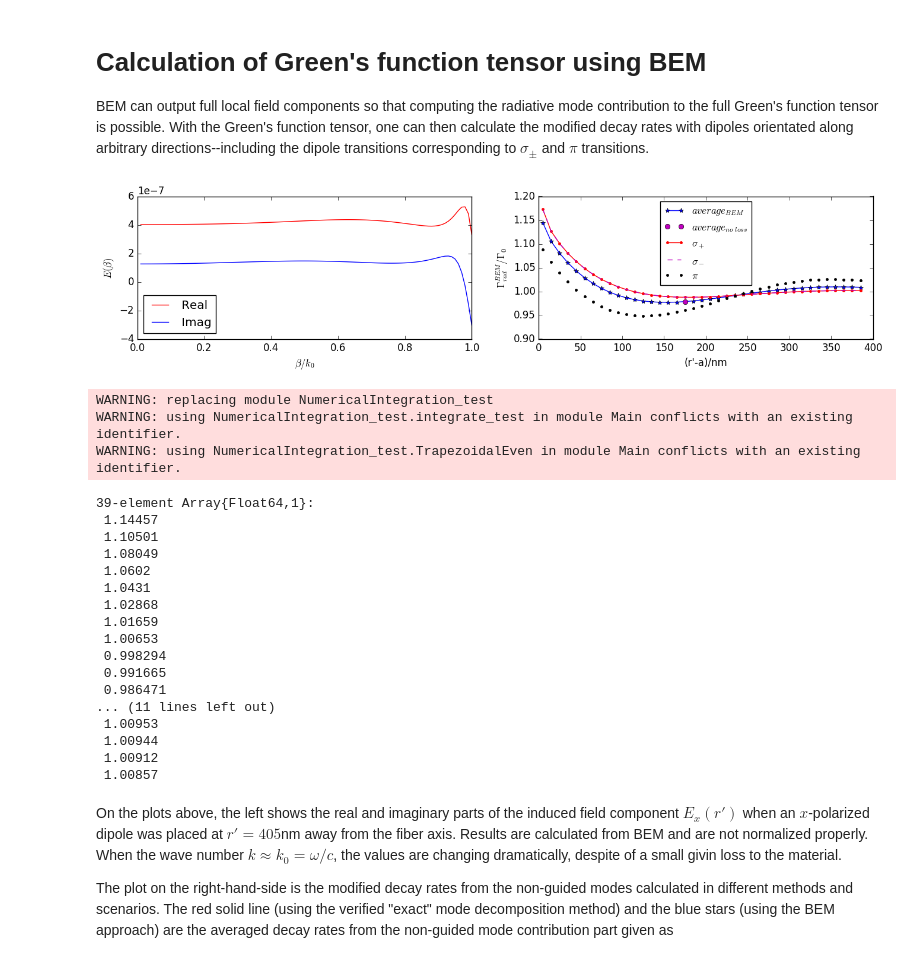
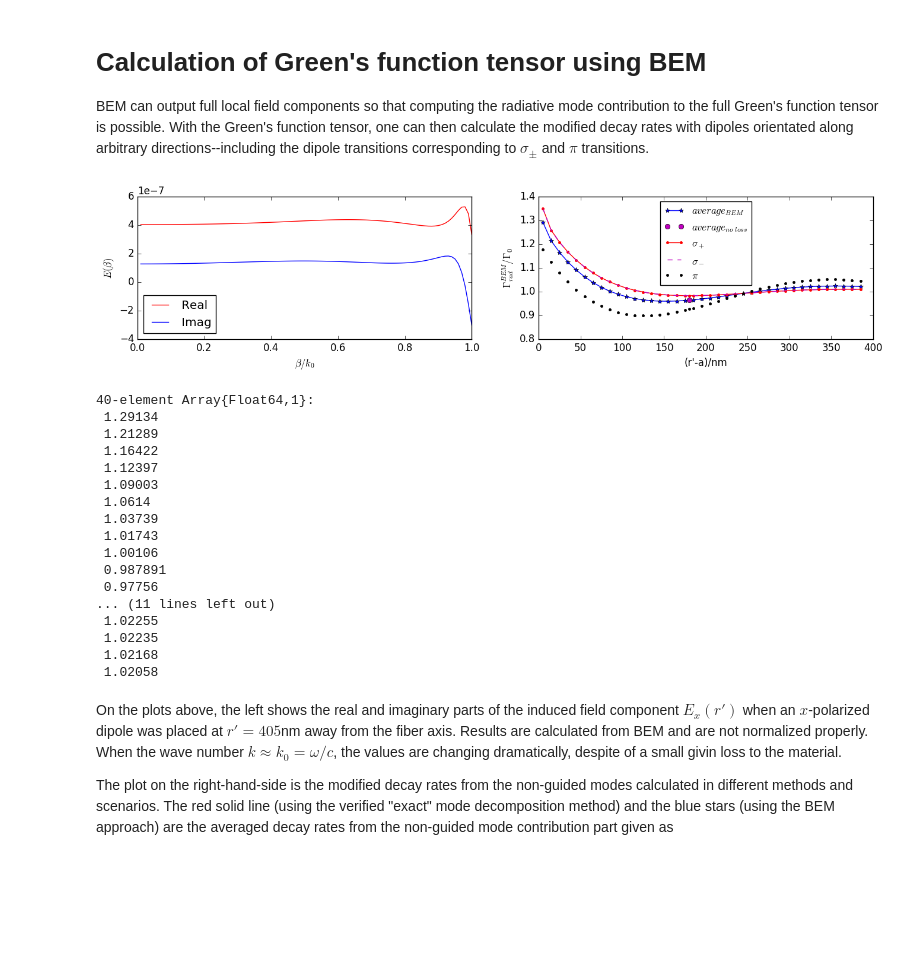
Before and after one commit to i2000s/simnanophotonics, a Jupyter notebook: nanofiber_BEM_D2.ipynb, the cells around one changed output. Saved outputs shown, nothing was run; the diff lists cells and outputs as text; code cells hidden in the pictures; blank space fills up the shorter version.

Commit message:
Replace NumericalMath functions with NumericalIntegration functions, and replace trapezoidalEven method to trapezoidal method as there was a bug in the package.

```diff
--- a/nanofiber_BEM_D2.ipynb
+++ b/nanofiber_BEM_D2.ipynb
@@ -40,11 +40,11 @@ With the known Green's function tensor expression for the guided modes, one can
 BEM can output full local field components so that computing the radiative mode contribution to the full Green's function tensor is possible. With the Green's function tensor, one can then calculate the modified decay rates with dipoles orientated along arbitrary directions--including the dipole transitions corresponding to $\sigma_\pm$ and $\pi$ transitions.
 # %%
 # Load data for different dipole positions.
-rp_BEM=[230,240,250,260,270,280,290,300,310,320,330,340,350,360,370,380,390,400,410,420,430,440,450,460,470,480,490,500,510,520,530,540,550,560,570,580,590,600,610];
+rp_BEM=[230,240,250,260,270,280,290,300,310,320,330,340,350,360,370,380,390,400,405,410,420,430,440,450,460,470,480,490,500,510,520,530,540,550,560,570,580,590,600,610];
 lenrp=length(rp_BEM);
 lendr=146;
 a=225;
-E_dipolex = readdlm("data/D2/dipolex_E_N_1_lam_852_eps_2.1013_0.001_a_225_x_400_y_0_q_0_1.45_146.dat", header=false);
+E_dipolex = readdlm("data/D2/dipolex_E_N_1_lam_852_eps_2.1013_0.001_a_225_x_405_y_0_q_0_1.45_146.dat", header=false);
 k_vec=E_dipolex[:,2];
 Ex_dx=zeros(Complex{Float64},lendr,lenrp); Ey_dx=zeros(Complex{Float64},lendr,lenrp); Ez_dx=zeros(Complex{Float64},lendr,lenrp);
 Ex_dy=zeros(Complex{Float64},lendr,lenrp); Ey_dy=zeros(Complex{Float64},lendr,lenrp); Ez_dy=zeros(Complex{Float64},lendr,lenrp);
@@ -89,19 +89,18 @@ gamma_rad_BEM_rp_pi=zeros(lenrp);
 e_dipole_sigmap=[-1.;-1.0*im;0]/sqrt(2);
 e_dipole_sigmam=[1.; -1.0*im;0]/sqrt(2);
 e_dipole_pi=[0.; 0.; 1.];
-include("./NumericalIntegration_test.jl") # This is a generalized version of NumericalIntegration package. See: https://github.com/dextorious/NumericalIntegration.jl/pull/7
-using NumericalIntegration_test # Replace integrate_test with integrate after the NumericalIntegration package is merged with my Pull Request #7.
+using NumericalIntegration # For calculating the integral over k in the range of [0,1]k_0 to obtain the radiative mode contributions to GFT and decay rates.
 breakpoint=100; # This is the index number where the radiative mode cut off out of the k in [0,1]k_0 range.
 for ii=1:lenrp
-    Gxx_rad_ind[ii]=integrate_test(k_vec[1:breakpoint],Ex_dx[1:breakpoint,ii],TrapezoidalEven())*(ω/c)^3/pi^2*au*4.0/3.;#G0+
-    Gyy_rad_ind[ii]=integrate_test(k_vec[1:breakpoint],Ey_dy[1:breakpoint,ii],TrapezoidalEven())*(ω/c)^3/pi^2*au*4.0/3.;#G0+
-    Gzz_rad_ind[ii]=integrate_test(k_vec[1:breakpoint],Ez_dz[1:breakpoint,ii],TrapezoidalEven())*(ω/c)^3/pi^2*au*4.0/3.;#G0+
-    Gyx_rad_ind[ii]=integrate_test(k_vec[1:breakpoint],Ey_dx[1:breakpoint,ii],TrapezoidalEven())*(ω/c)^3/pi^2*au*4.0/3.;
-    Gzx_rad_ind[ii]=integrate_test(k_vec[1:breakpoint],Ez_dx[1:breakpoint,ii],TrapezoidalEven())*(ω/c)^3/pi^2*au*4.0/3.;
-    Gxy_rad_ind[ii]=integrate_test(k_vec[1:breakpoint],Ex_dy[1:breakpoint,ii],TrapezoidalEven())*(ω/c)^3/pi^2*au*4.0/3.;
-    Gzy_rad_ind[ii]=integrate_test(k_vec[1:breakpoint],Ez_dy[1:breakpoint,ii],TrapezoidalEven())*(ω/c)^3/pi^2*au*4.0/3.;
-    Gxz_rad_ind[ii]=integrate_test(k_vec[1:breakpoint],Ex_dz[1:breakpoint,ii],TrapezoidalEven())*(ω/c)^3/pi^2*au*4.0/3.;
-    Gyz_rad_ind[ii]=integrate_test(k_vec[1:breakpoint],Ey_dz[1:breakpoint,ii],TrapezoidalEven())*(ω/c)^3/pi^2*au*4.0/3.;
+    Gxx_rad_ind[ii]=integrate(k_vec[1:breakpoint],Ex_dx[1:breakpoint,ii],Trapezoidal())*(ω/c)^3/pi^2*au*4.0/3.;#G0+
+    Gyy_rad_ind[ii]=integrate(k_vec[1:breakpoint],Ey_dy[1:breakpoint,ii],Trapezoidal())*(ω/c)^3/pi^2*au*4.0/3.;#G0+
+    Gzz_rad_ind[ii]=integrate(k_vec[1:breakpoint],Ez_dz[1:breakpoint,ii],Trapezoidal())*(ω/c)^3/pi^2*au*4.0/3.;#G0+
+    Gyx_rad_ind[ii]=integrate(k_vec[1:breakpoint],Ey_dx[1:breakpoint,ii],Trapezoidal())*(ω/c)^3/pi^2*au*4.0/3.;
+    Gzx_rad_ind[ii]=integrate(k_vec[1:breakpoint],Ez_dx[1:breakpoint,ii],Trapezoidal())*(ω/c)^3/pi^2*au*4.0/3.;
+    Gxy_rad_ind[ii]=integrate(k_vec[1:breakpoint],Ex_dy[1:breakpoint,ii],Trapezoidal())*(ω/c)^3/pi^2*au*4.0/3.;
+    Gzy_rad_ind[ii]=integrate(k_vec[1:breakpoint],Ez_dy[1:breakpoint,ii],Trapezoidal())*(ω/c)^3/pi^2*au*4.0/3.;
+    Gxz_rad_ind[ii]=integrate(k_vec[1:breakpoint],Ex_dz[1:breakpoint,ii],Trapezoidal())*(ω/c)^3/pi^2*au*4.0/3.;
+    Gyz_rad_ind[ii]=integrate(k_vec[1:breakpoint],Ey_dz[1:breakpoint,ii],Trapezoidal())*(ω/c)^3/pi^2*au*4.0/3.;
     GFT_rad_ind[:,:,ii]=[Gxx_rad_ind[ii] Gxy_rad_ind[ii] Gxz_rad_ind[ii];
         Gyx_rad_ind[ii] Gyy_rad_ind[ii] Gzy_rad_ind[ii];
         Gzx_rad_ind[ii] Gzy_rad_ind[ii] Gzz_rad_ind[ii]];
@@ -116,70 +115,67 @@ for ii =1:lenrp
     gamma_rad_BEM_rp_pi[ii]=1+real((e_dipole_pi'*imag(GFT_rad_ind[:,:,ii])*e_dipole_pi)/gamma0)[1];
 end
 
-# Recalculate the diagonal GFT elements with a dipole placed at r'=400nm from the fiber axis with lower imaginary part of epsilon.
-E_dipolex = readdlm(join(["data/D2/dipolex_E_N_1_lam_852_eps_2.1013_0.001_a_225_x_","400","_y_0_q_0_1.45_146.dat"]), header=false)
+# Recalculate the diagonal GFT elements with a dipole placed at r'=405nm from the fiber axis with lower imaginary part of epsilon.
+E_dipolex = readdlm(join(["data/D2/dipolex_E_N_1_lam_852_eps_2.1013_0.001_a_225_x_","405","_y_0_q_0_1.45_146.dat"]), header=false)
 Ex_dx_r0=E_dipolex[:,5]+im*E_dipolex[:,6];
 Ey_dx_r0=E_dipolex[:,7]+im*E_dipolex[:,8];
 Ez_dx_r0=E_dipolex[:,9]+im*E_dipolex[:,10];
-E_dipoley = readdlm(join(["data/D2/dipoley_E_N_1_lam_852_eps_2.1013_0.001_a_225_x_","400","_y_0_q_0_1.45_146.dat"]), header=false)
+E_dipoley = readdlm(join(["data/D2/dipoley_E_N_1_lam_852_eps_2.1013_0.001_a_225_x_","405","_y_0_q_0_1.45_146.dat"]), header=false)
 Ex_dy_r0=E_dipoley[:,5]+im*E_dipoley[:,6];
 Ey_dy_r0=E_dipoley[:,7]+im*E_dipoley[:,8];
 Ez_dy_r0=E_dipoley[:,9]+im*E_dipoley[:,10];
-E_dipolez = readdlm(join(["data/D2/dipolez_E_N_1_lam_852_eps_2.1013_0.001_a_225_x_","400","_y_0_q_0_1.45_146.dat"]), header=false)
+E_dipolez = readdlm(join(["data/D2/dipolez_E_N_1_lam_852_eps_2.1013_0.001_a_225_x_","405","_y_0_q_0_1.45_146.dat"]), header=false)
 Ex_dz_r0=E_dipolez[:,5]+im*E_dipolez[:,6];
 Ey_dz_r0=E_dipolez[:,7]+im*E_dipolez[:,8];
 Ez_dz_r0=E_dipolez[:,9]+im*E_dipolez[:,10];
-Gxx_rad_r0=integrate_test(k_vec[1:breakpoint],Ex_dx_r0[1:breakpoint],TrapezoidalEven())*(ω/c)^3/pi^2*au*4./3.;
-Gyy_rad_r0=integrate_test(k_vec[1:breakpoint],Ey_dy_r0[1:breakpoint],TrapezoidalEven())*(ω/c)^3/pi^2*au*4./3.;
-Gzz_rad_r0=integrate_test(k_vec[1:breakpoint],Ez_dz_r0[1:breakpoint],TrapezoidalEven())*(ω/c)^3/pi^2*au*4./3.;
+Gxx_rad_r0=integrate(k_vec[1:breakpoint],Ex_dx_r0[1:breakpoint],Trapezoidal())*(ω/c)^3/pi^2*au*4./3.;
+Gyy_rad_r0=integrate(k_vec[1:breakpoint],Ey_dy_r0[1:breakpoint],Trapezoidal())*(ω/c)^3/pi^2*au*4./3.;
+Gzz_rad_r0=integrate(k_vec[1:breakpoint],Ez_dz_r0[1:breakpoint],Trapezoidal())*(ω/c)^3/pi^2*au*4./3.;
 gamma_rad_BEM_r0=imag(Gxx_rad_r0+Gyy_rad_r0+Gzz_rad_r0)/3./gamma0;
 
 # Plot out gamma_rad as a function of dipole position.
 using PyPlot
 figure(figsize=(16,3));
 subplot(1,2,1)
 plot((1:breakpoint)/100.,real(Ex_dx[1:breakpoint,4]),"r-")
 plot((1:breakpoint)/100.,imag(Ex_dx[1:breakpoint,4]),"b-")
 ylabel(L"E(\beta)")
 xlabel(L"\beta/k_0")
 legend(["Real","Imag"],loc="lower left")
 
 subplot(1,2,2)
 a=225.;
 #plot(rp0_test[1,:]/1.e-9-a, 1+sum(gamma_rad,2), "r-", linewidth=2.0)
 plot(rp_BEM-a,real(gamma_rad_BEM_rp_average),"b*-")
-plot(400-a,real(gamma_rad_BEM_r0)+1.,"mo");
+plot(405-a,real(gamma_rad_BEM_r0)+1.,"mo");
 plot(rp_BEM-a,gamma_rad_BEM_rp_sigmap,"r.-");
 plot(rp_BEM-a,gamma_rad_BEM_rp_sigmam,"m--");
 plot(rp_BEM-a,gamma_rad_BEM_rp_pi,"k.")
 xlabel("(r'-a)/nm")
 ylabel(L"\Gamma_{rad}^{BEM}/\Gamma_0")
 #ylim([0,1.2])
 legend([L"average_{BEM}",L"average_{no\,\,loss}",L"\sigma_+",L"\sigma_-",L"\pi"],loc="upper center",fontsize=12);
 #legend([L"average_{BEM}",L"average_{no\,\,loss}",L"\sigma_+",L"\sigma_-",L"\pi"],loc="upper center",fontsize=12);
 gamma_rad_BEM_rp_average
 # %% [output]
-[figure, old version]
+[figure, new version]
-WARNING: replacing module NumericalIntegration_test
-WARNING: using NumericalIntegration_test.integrate_test in module Main conflicts with an existing identifier.
-WARNING: using NumericalIntegration_test.TrapezoidalEven in module Main conflicts with an existing identifier.
+40-element Array{Float64,1}:
+ 1.29134
+ 1.21289
+ 1.16422
+ 1.12397
+ 1.09003
+ 1.0614
+ 1.03739
+ 1.01743
+ 1.00106
+ 0.987891
+ 0.97756
+... (11 lines left out)
+ 1.02255
+ 1.02235
+ 1.02168
+ 1.02058
-39-element Array{Float64,1}:
- 1.14457
- 1.10501
- 1.08049
- 1.0602
- 1.0431
- 1.02868
- 1.01659
- 1.00653
- 0.998294
- 0.991665
- 0.986471
-... (11 lines left out)
- 1.00953
- 1.00944
- 1.00912
- 1.00857
 # %% [markdown]
 On the plots above, the left shows the real and imaginary parts of the induced field component $E_x(r')$ when an $x$-polarized dipole was placed at $r'=405$nm away from the fiber axis. Results are calculated from BEM and are not normalized properly. When the wave number $k\approx k_0=\omega/c$, the values are changing dramatically, despite of a small givin loss to the material.
 
```
Also changed, not shown: 6 other files.
